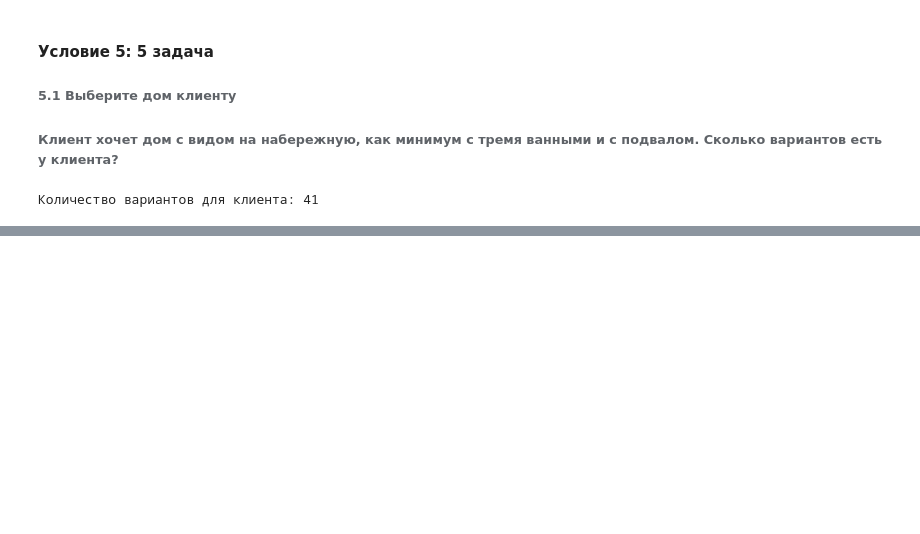
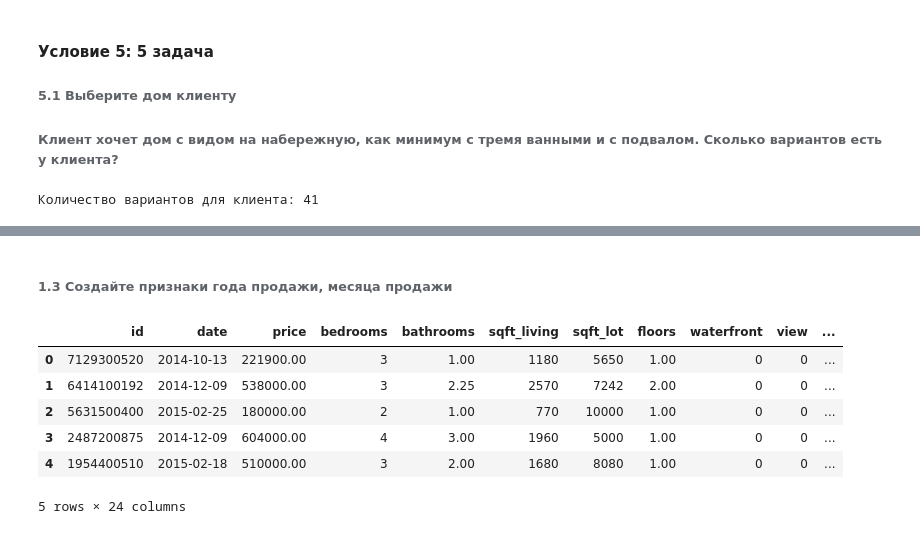
Before and after one commit to Sergey-97/ls-2, a Jupyter notebook: sem2.ipynb, the cells around one changed output, grey strips where cells are left out. Saved outputs shown, nothing was run; the diff lists cells and outputs as text; code cells hidden in the pictures; blank space fills up the shorter version.

```diff
--- a/sem2.ipynb
+++ b/sem2.ipynb
@@ -212,0 +215,4 @@ print('Количество вариантов для клиента:', num_opti
+# %%
+import pandas as pd
+df = pd.read_csv("kc_house_data.csv", sep=',', encoding='utf-8')
+df.head(5)
@@ -212,0 +230,3 @@ print('Количество вариантов для клиента:', num_opti
+# %%
+df['delta_renovated'] = df.apply(lambda x: x['yr_renovated'] - x['yr_built'] if x['yr_renovated'] > 0 else 0, axis=1)
+df.head(5)
@@ -212,0 +241,16 @@ print('Количество вариантов для клиента:', num_opti
+# %% [markdown]
+###### 1.3 Создайте признаки года продажи, месяца продажи
+# %%
+df['date'] = pd.to_datetime(df['date'])  # преобразуем столбец в формат даты
+
+df['year_sold'] = df['date'].dt.year  # создаем признак года продажи
+df['month_sold'] = df['date'].dt.month  # создаем признак месяца продажи
+df.head(5)
+# %% [output]
+|  | id | date | price | bedrooms | bathrooms | sqft_living | sqft_lot | floors | waterfront | view | ... |
+| 0 | 7129300520 | 2014-10-13 | 221900.00 | 3 | 1.00 | 1180 | 5650 | 1.00 | 0 | 0 | ... |
+| 1 | 6414100192 | 2014-12-09 | 538000.00 | 3 | 2.25 | 2570 | 7242 | 2.00 | 0 | 0 | ... |
+| 2 | 5631500400 | 2015-02-25 | 180000.00 | 2 | 1.00 | 770 | 10000 | 1.00 | 0 | 0 | ... |
+| 3 | 2487200875 | 2014-12-09 | 604000.00 | 4 | 3.00 | 1960 | 5000 | 1.00 | 0 | 0 | ... |
+| 4 | 1954400510 | 2015-02-18 | 510000.00 | 3 | 2.00 | 1680 | 8080 | 1.00 | 0 | 0 | ... |
+5 rows × 24 columns
```
Also changed, not shown: parts of 8 cells of this notebook.
